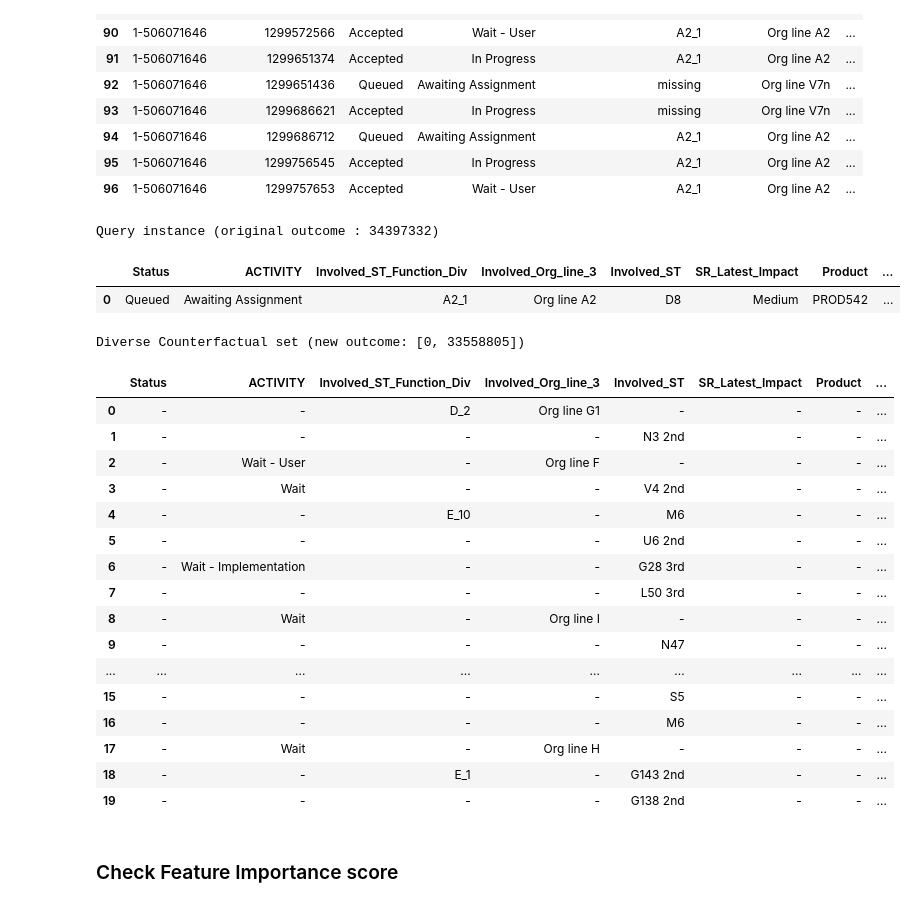
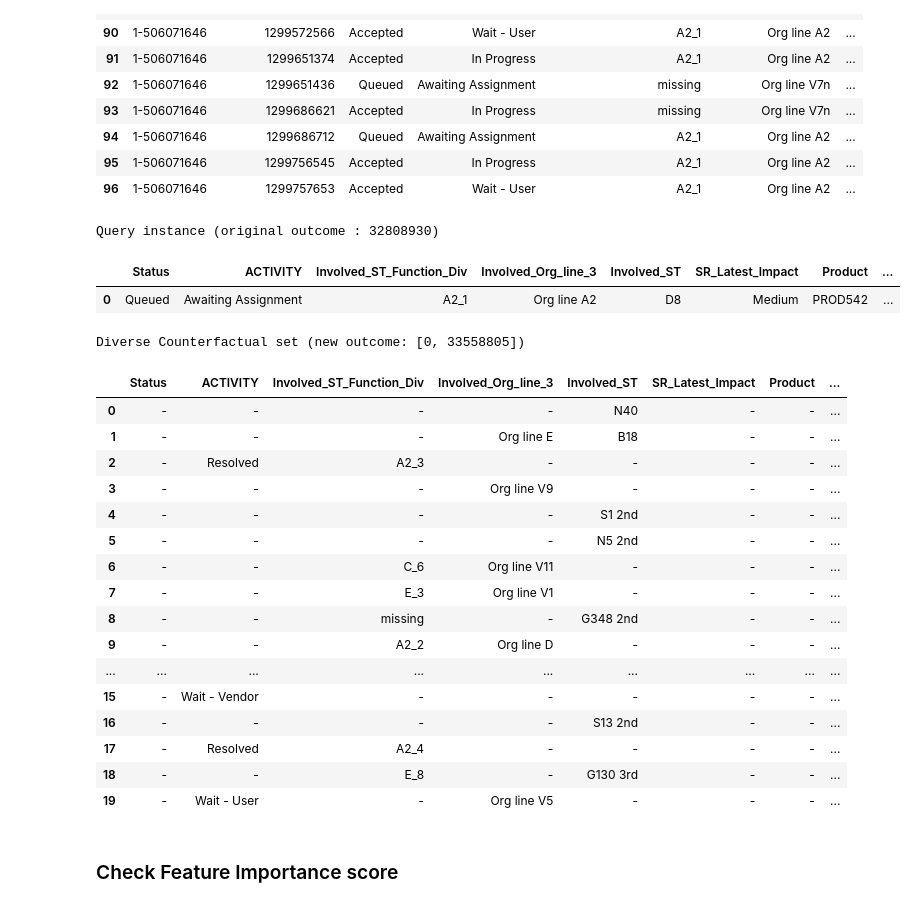
Before and after one commit to herozero777/explainable-prescriptive-analytics, a Jupyter notebook: src/02_DiCE_kpi-time.ipynb, the cells around one changed output. Saved outputs shown, nothing was run; the diff lists cells and outputs as text; code cells hidden in the pictures.

```diff
--- a/src/02_DiCE_kpi-time.ipynb
+++ b/src/02_DiCE_kpi-time.ipynb
@@ -21,6 +21,7 @@ import random
 import subprocess
 from IPython.display import display
 from math import ceil
+from time import time
 import warnings
 from wrapt_timeout_decorator import timeout
 
@@ -31,6 +32,8 @@ from typing import Tuple, Any
 from collections import Counter
 import utils
 from time import sleep
+pd.options.display.max_columns = 50
+pd.set_option('display.max_rows', 500)
 if "src" in os.getcwd():
     os.chdir("../")
 
@@ -44,16 +47,15 @@ link: https://www.win.tue.nl/bpi/doku.php?id=2013:challenge
 # %% [markdown]
 ## Setup Variables
 # %%
-pd.options.display.max_columns= None
 KPI = "total_time"  # activity_occurrence, total_time, ...
 SECONDS_TO_HOURS = 60 * 60
 SECONDS_TO_DAYS = 60 * 60 * 24
 WINDOW_SIZE = 3
 REDUCED_KPI_TIME = 90
-TOTAL_CFS = 15                         # Number of CFs DiCE algorithm should produce
-TRAIN_DATA_SIZE = 10_066               # 31_066
+TOTAL_CFS = 50                        # Number of CFs DiCE algorithm should produce
+TRAIN_DATA_SIZE = 31_066               # 31_066
 DICE_METHOD = "random"
-RESULTS_FILE_PATH_N_NAME = "experiment_results/genetic-04-total_time.csv"
+RESULTS_FILE_PATH_N_NAME = "experiment_results/random-t01-local.csv"
 proximity_weight = 0.2
 sparsity_weight = 0.2
 diversity_weight = 5.0
@@ -176,34 +176,35 @@ df_train[sidx: eidx]
 # %%
 sidx = 94
 eidx = 95
-total_time_upper_bound = int( y_train[sidx] * (90 / 100) )  # A percentage of the original total time of the trace
+total_time_upper_bound = int( y_train[sidx] * (REDUCED_KPI_TIME / 100) )  # A percentage of the original total time of the trace
 query_instances = X_train[sidx: eidx]
 
-cfe = explainer.generate_counterfactuals(query_instances, total_CFs=20, desired_range=[0, total_time_upper_bound], features_to_vary=cols_to_vary)
+cfe = explainer.generate_counterfactuals(query_instances, total_CFs=20, desired_range=[0, total_time_upper_bound], features_to_vary=cols_to_vary,
+                                         proximity_weight=proximity_weight, sparsity_weight=sparsity_weight, diversity_weight=diversity_weight)
 
 cfe.visualize_as_dataframe(show_only_changes=True)
 # %% [output]
-Query instance (original outcome : 34397332)
+Query instance (original outcome : 32808930)
 |  | Status | ACTIVITY | Involved_ST_Function_Div | Involved_Org_line_3 | Involved_ST | SR_Latest_Impact | Product | ... |
 | 0 | Queued | Awaiting Assignment | A2_1 | Org line A2 | D8 | Medium | PROD542 | ... |
 Diverse Counterfactual set (new outcome: [0, 33558805])
 |  | Status | ACTIVITY | Involved_ST_Function_Div | Involved_Org_line_3 | Involved_ST | SR_Latest_Impact | Product | ... |
-| 0 | - | - | D_2 | Org line G1 | - | - | - | ... |
-| 1 | - | - | - | - | N3 2nd | - | - | ... |
-| 2 | - | Wait - User | - | Org line F | - | - | - | ... |
-| 3 | - | Wait | - | - | V4 2nd | - | - | ... |
-| 4 | - | - | E_10 | - | M6 | - | - | ... |
-| 5 | - | - | - | - | U6 2nd | - | - | ... |
-| 6 | - | Wait - Implementation | - | - | G28 3rd | - | - | ... |
-| 7 | - | - | - | - | L50 3rd | - | - | ... |
-| 8 | - | Wait | - | Org line I | - | - | - | ... |
-| 9 | - | - | - | - | N47 | - | - | ... |
+| 0 | - | - | - | - | N40 | - | - | ... |
+| 1 | - | - | - | Org line E | B18 | - | - | ... |
+| 2 | - | Resolved | A2_3 | - | - | - | - | ... |
+| 3 | - | - | - | Org line V9 | - | - | - | ... |
+| 4 | - | - | - | - | S1 2nd | - | - | ... |
+| 5 | - | - | - | - | N5 2nd | - | - | ... |
+| 6 | - | - | C_6 | Org line V11 | - | - | - | ... |
+| 7 | - | - | E_3 | Org line V1 | - | - | - | ... |
+| 8 | - | - | missing | - | G348 2nd | - | - | ... |
+| 9 | - | - | A2_2 | Org line D | - | - | - | ... |
 | ... | ... | ... | ... | ... | ... | ... | ... | ... |
-| 15 | - | - | - | - | S5 | - | - | ... |
-| 16 | - | - | - | - | M6 | - | - | ... |
-| 17 | - | Wait | - | Org line H | - | - | - | ... |
-| 18 | - | - | E_1 | - | G143 2nd | - | - | ... |
-| 19 | - | - | - | - | G138 2nd | - | - | ... |
+| 15 | - | Wait - Vendor | - | - | - | - | - | ... |
+| 16 | - | - | - | - | S13 2nd | - | - | ... |
+| 17 | - | Resolved | A2_4 | - | - | - | - | ... |
+| 18 | - | - | E_8 | - | G130 3rd | - | - | ... |
+| 19 | - | Wait - User | - | Org line V5 | - | - | - | ... |
 # %%
 ## Apply Transition System Validation to the above Single Query Results
 # === Load the Transition Graph
```
Also changed, not shown: parts of 18 cells of this notebook, 4 other files.
